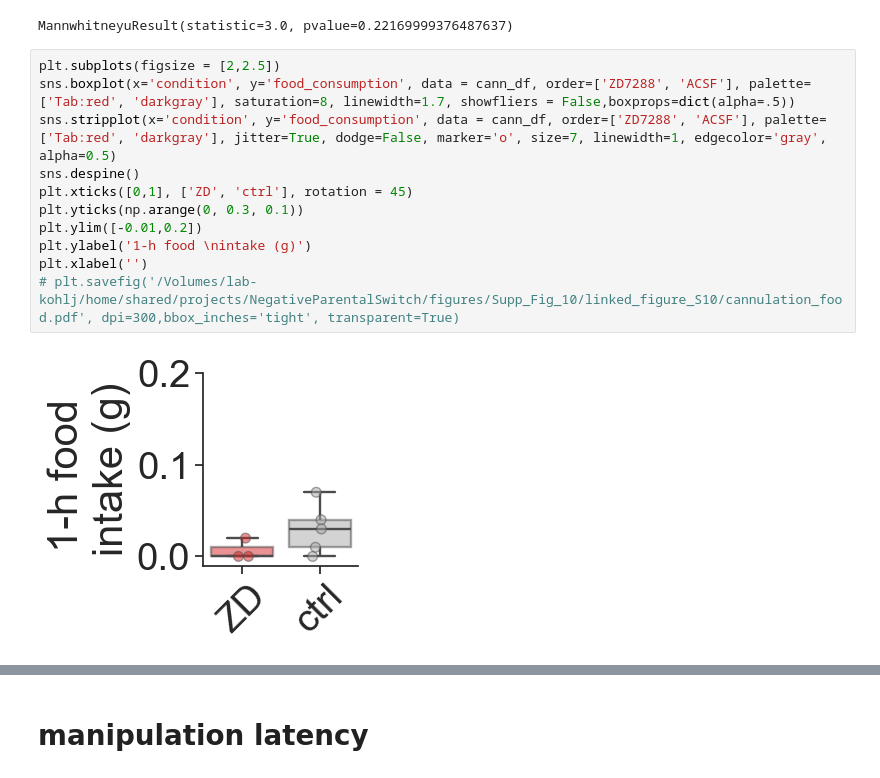
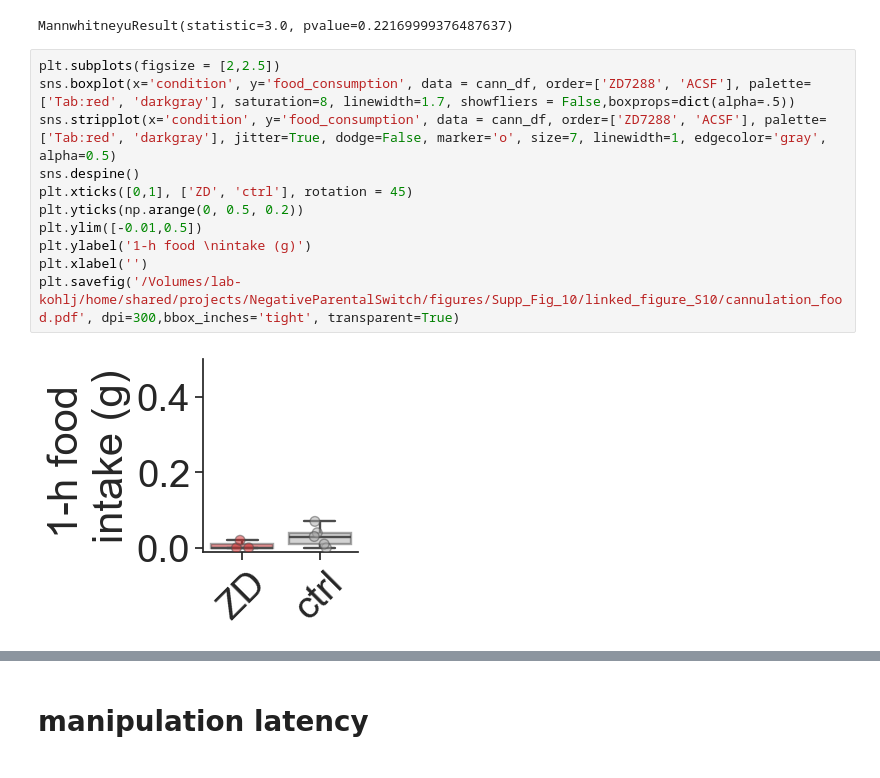
Before and after one commit to FrancisCrickInstitute/negative_parental_switch, a Jupyter notebook: NPW_manipulation/NPW_manipulation.ipynb, the cells around one changed output, grey strips where cells are left out. Saved outputs shown, nothing was run; the diff lists cells and outputs as text.

```diff
--- a/NPW_manipulation/NPW_manipulation.ipynb
+++ b/NPW_manipulation/NPW_manipulation.ipynb
@@ -1005,16 +1005,16 @@ MannwhitneyuResult(statistic=3.0, pvalue=0.22169999376487637)
 # %%
 plt.subplots(figsize = [2,2.5])
 sns.boxplot(x='condition', y='food_consumption', data = cann_df, order=['ZD7288', 'ACSF'], palette=['Tab:red', 'darkgray'], saturation=8, linewidth=1.7, showfliers = False,boxprops=dict(alpha=.5))
 sns.stripplot(x='condition', y='food_consumption', data = cann_df, order=['ZD7288', 'ACSF'], palette=['Tab:red', 'darkgray'], jitter=True, dodge=False, marker='o', size=7, linewidth=1, edgecolor='gray', alpha=0.5)
 sns.despine()
 plt.xticks([0,1], ['ZD', 'ctrl'], rotation = 45)
-plt.yticks(np.arange(0, 0.3, 0.1))
-plt.ylim([-0.01,0.2])
+plt.yticks(np.arange(0, 0.5, 0.2))
+plt.ylim([-0.01,0.5])
 plt.ylabel('1-h food \nintake (g)')
 plt.xlabel('')
-# plt.savefig('/Volumes/lab-kohlj/home/shared/projects/NegativeParentalSwitch/figures/Supp_Fig_10/linked_figure_S10/cannulation_food.pdf', dpi=300,bbox_inches='tight', transparent=True)
+plt.savefig('/Volumes/lab-kohlj/home/shared/projects/NegativeParentalSwitch/figures/Supp_Fig_10/linked_figure_S10/cannulation_food.pdf', dpi=300,bbox_inches='tight', transparent=True)
 # %% [output]
-[figure, old version]
+[figure, new version]
 # %%
 # change palette to orange and gray
 sns.set(rc={"figure.figsize": (4, 4)})
```
Also changed, not shown: parts of 16 cells of this notebook, 27 other files.
